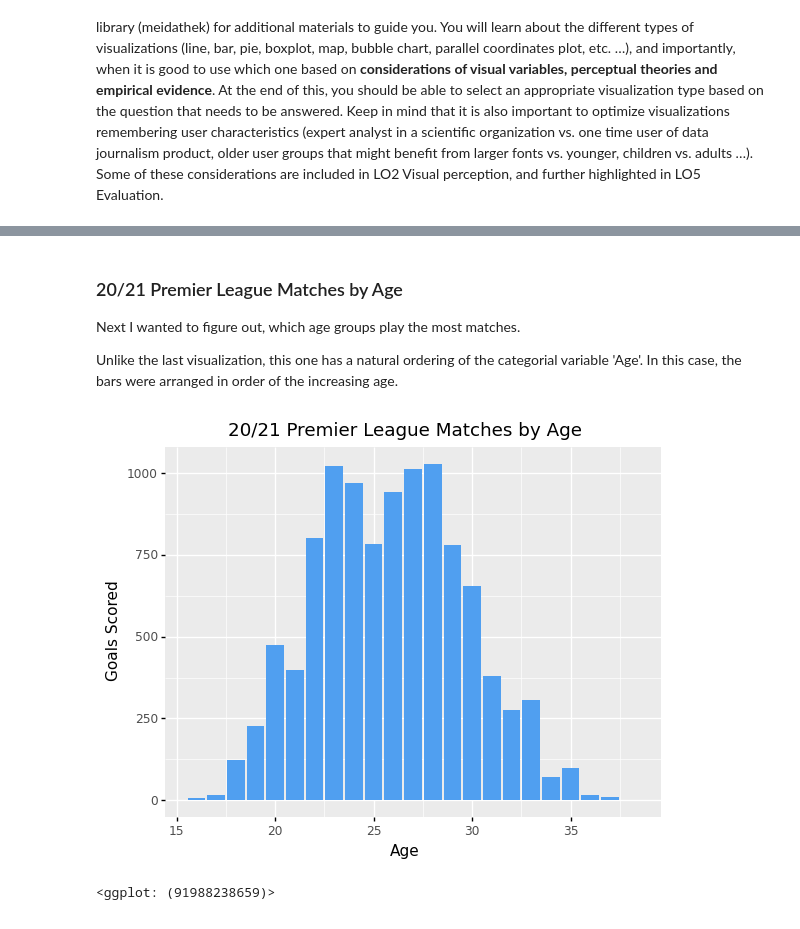
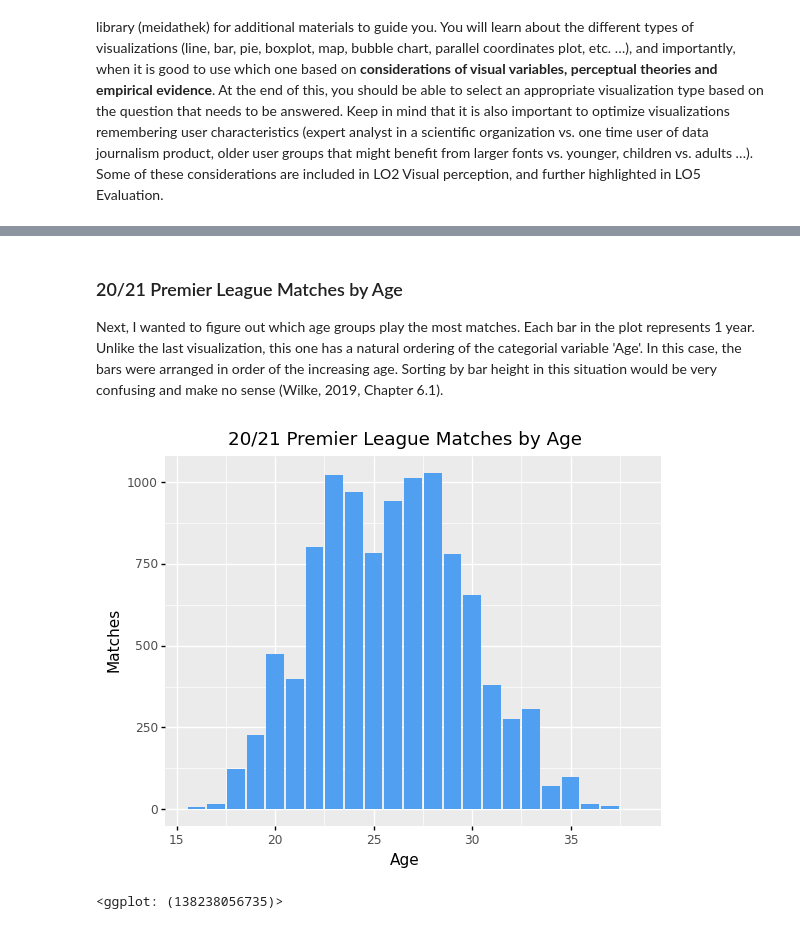
Before and after one commit to alexschillingfhnw/gdv, a Jupyter notebook: Untitled.ipynb, the cells around one changed output, grey strips where cells are left out. Saved outputs shown, nothing was run; the diff lists cells and outputs as text; code cells hidden in the pictures.

```diff
--- a/Untitled.ipynb
+++ b/Untitled.ipynb
@@ -85,14 +65,12 @@ With the 'scale_x_discrete' function, the clubs (bars) are sorted by goals. This
 # %% [markdown]
 ### 20/21 Premier League Matches by Age
 
-Next I wanted to figure out, which age groups play the most matches.
-
-Unlike the last visualization, this one has a natural ordering of the categorial variable 'Age'. In this case, the bars were arranged in order of the increasing age.
+Next, I wanted to figure out which age groups play the most matches. Each bar in the plot represents 1 year. Unlike the last visualization, this one has a natural ordering of the categorial variable 'Age'. In this case, the bars were arranged in order of the increasing age. Sorting by bar height in this situation would be very confusing and make no sense (Wilke, 2019, Chapter 6.1).
 # %%
 (ggplot(data, aes(x=data.Age, y=data.Matches))
  + geom_col(fill="#509FF0", width=0.9)
- + labs(y='Goals Scored', x='Age', title='20/21 Premier League Matches by Age')
+ + labs(y='Matches', x='Age', title='20/21 Premier League Matches by Age')
 )
 # %% [output]
-[figure, old version]
+[figure, new version]
-<ggplot: (91988238659)>
+<ggplot: (138238056735)>
```
Also changed, not shown: parts of 22 cells of this notebook.
